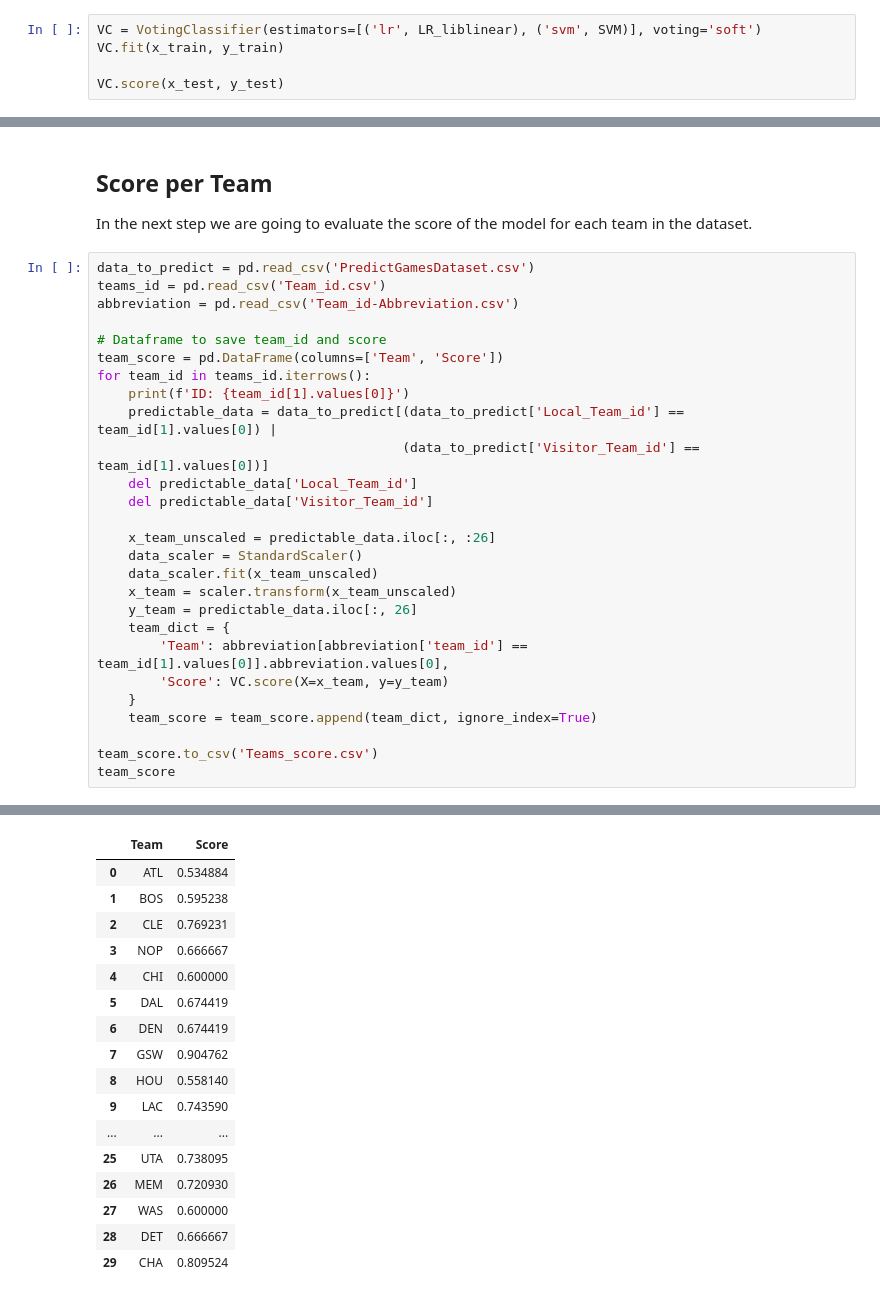
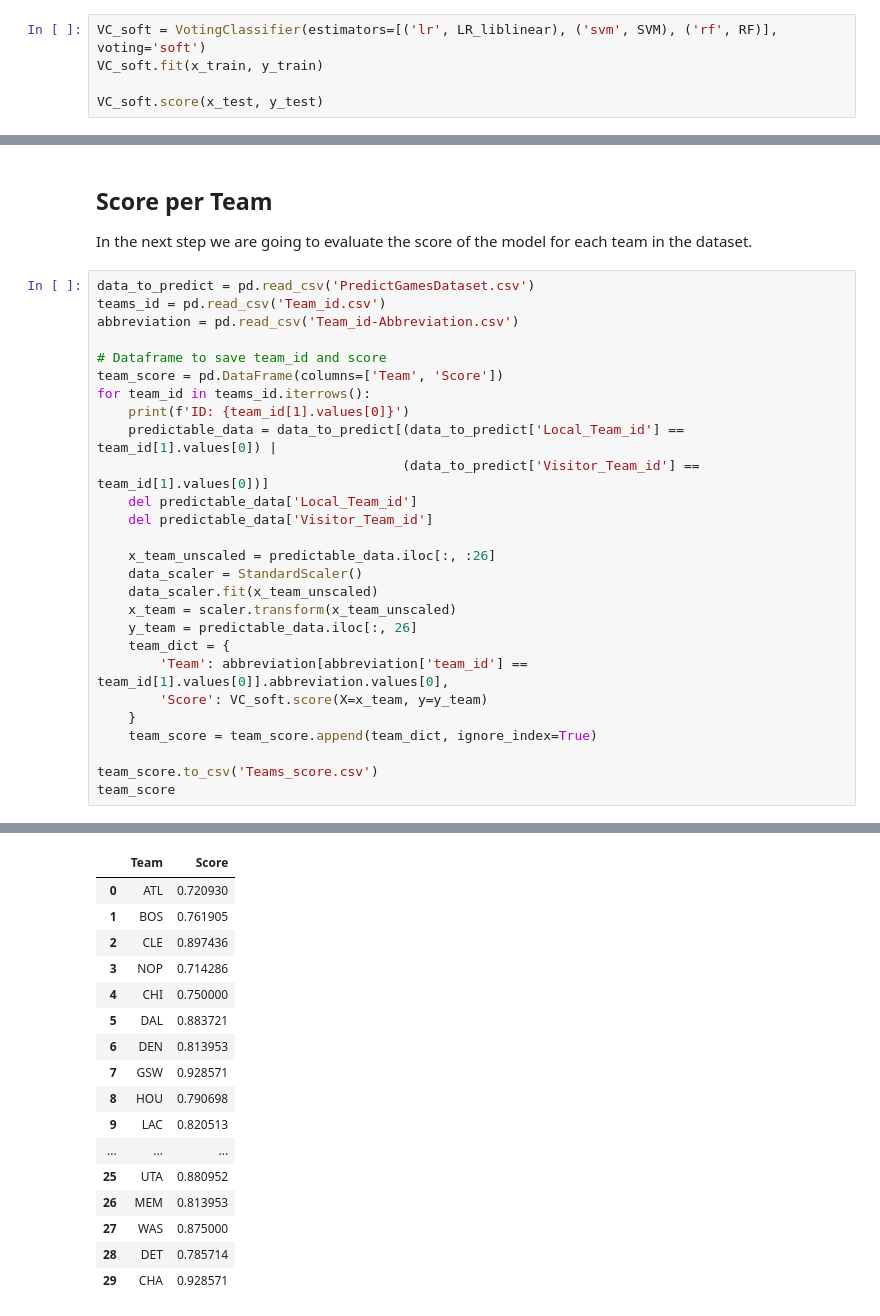
Before and after one commit to JoseRuizCasado/GamePredictionModelEvaluation, a Jupyter notebook: GamePrediction.ipynb, the cells around one changed output, grey strips where cells are left out. Cells and saved outputs as stored; diff of their text form.

```diff
--- a/GamePrediction.ipynb
+++ b/GamePrediction.ipynb
@@ -342,10 +342,10 @@ plt.show()
 With these information now we select the two best models to use both to build a voting classifier. With the voting
 classifier we build a more robust model based on those who have performed better.
 # %%
-VC = VotingClassifier(estimators=[('lr', LR_liblinear), ('svm', SVM)], voting='soft')
-VC.fit(x_train, y_train)
+VC_soft = VotingClassifier(estimators=[('lr', LR_liblinear), ('svm', SVM), ('rf', RF)], voting='soft')
+VC_soft.fit(x_train, y_train)
 
-VC.score(x_test, y_test)
+VC_soft.score(x_test, y_test)
 # %% [output]
 0.7086614173228346
 # %%
@@ -376,50 +390,50 @@ for team_id in teams_id.iterrows():
     data_scaler = StandardScaler()
     data_scaler.fit(x_team_unscaled)
     x_team = scaler.transform(x_team_unscaled)
     y_team = predictable_data.iloc[:, 26]
     team_dict = {
         'Team': abbreviation[abbreviation['team_id'] == team_id[1].values[0]].abbreviation.values[0],
-        'Score': VC.score(X=x_team, y=y_team)
+        'Score': VC_soft.score(X=x_team, y=y_team)
     }
     team_score = team_score.append(team_dict, ignore_index=True)
 
 team_score.to_csv('Teams_score.csv')
 team_score
 # %% [output]
 ID: 1610612737
 ID: 1610612738
 ID: 1610612739
 ID: 1610612740
 ID: 1610612741
 ID: 1610612742
 ID: 1610612743
 ID: 1610612744
 ID: 1610612745
 ID: 1610612746
 ID: 1610612747
 ID: 1610612748
 ... (14 lines left out)
 ID: 1610612763
 ID: 1610612764
 ID: 1610612765
 ID: 1610612766
 |  | Team | Score |
-| 0 | ATL | 0.534884 |
-| 1 | BOS | 0.595238 |
-| 2 | CLE | 0.769231 |
-| 3 | NOP | 0.666667 |
-| 4 | CHI | 0.600000 |
-| 5 | DAL | 0.674419 |
-| 6 | DEN | 0.674419 |
-| 7 | GSW | 0.904762 |
-| 8 | HOU | 0.558140 |
-| 9 | LAC | 0.743590 |
+| 0 | ATL | 0.720930 |
+| 1 | BOS | 0.761905 |
+| 2 | CLE | 0.897436 |
+| 3 | NOP | 0.714286 |
+| 4 | CHI | 0.750000 |
+| 5 | DAL | 0.883721 |
+| 6 | DEN | 0.813953 |
+| 7 | GSW | 0.928571 |
+| 8 | HOU | 0.790698 |
+| 9 | LAC | 0.820513 |
 | ... | ... | ... |
-| 25 | UTA | 0.738095 |
-| 26 | MEM | 0.720930 |
-| 27 | WAS | 0.600000 |
-| 28 | DET | 0.666667 |
-| 29 | CHA | 0.809524 |
+| 25 | UTA | 0.880952 |
+| 26 | MEM | 0.813953 |
+| 27 | WAS | 0.875000 |
+| 28 | DET | 0.785714 |
+| 29 | CHA | 0.928571 |
 # %%
 team_score.plot(kind='bar', x='Team', y='Score', title='Score per Team', figsize=(14, 12))
 
```
Also changed, not shown: parts of 7 cells of this notebook.
